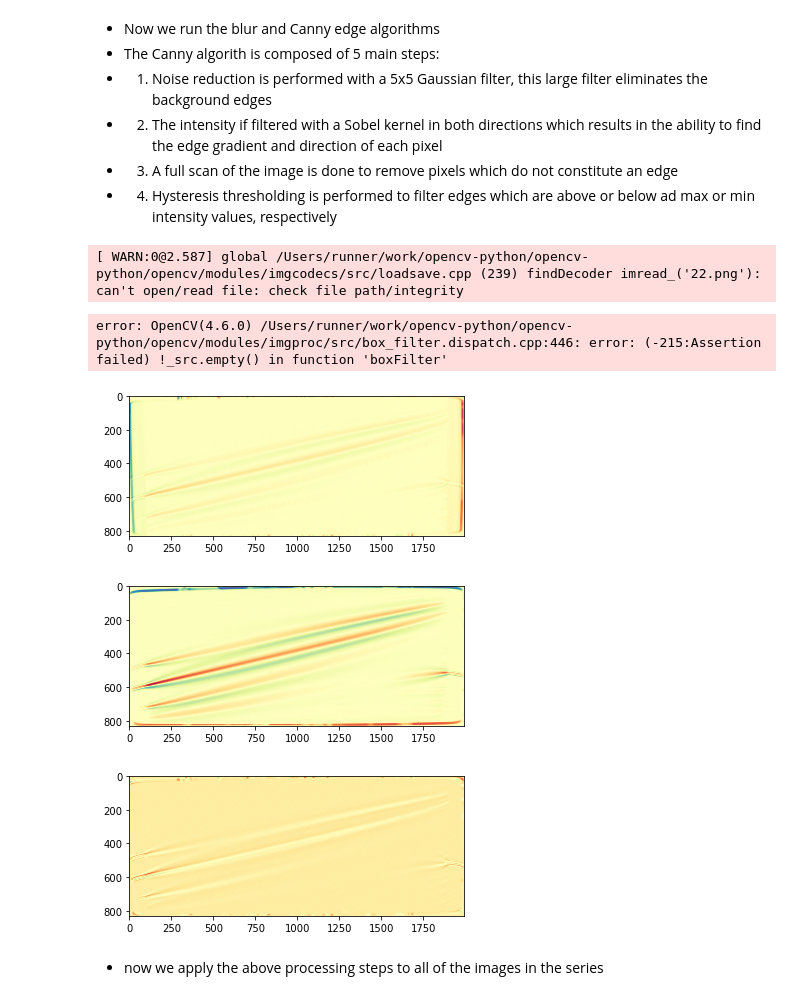
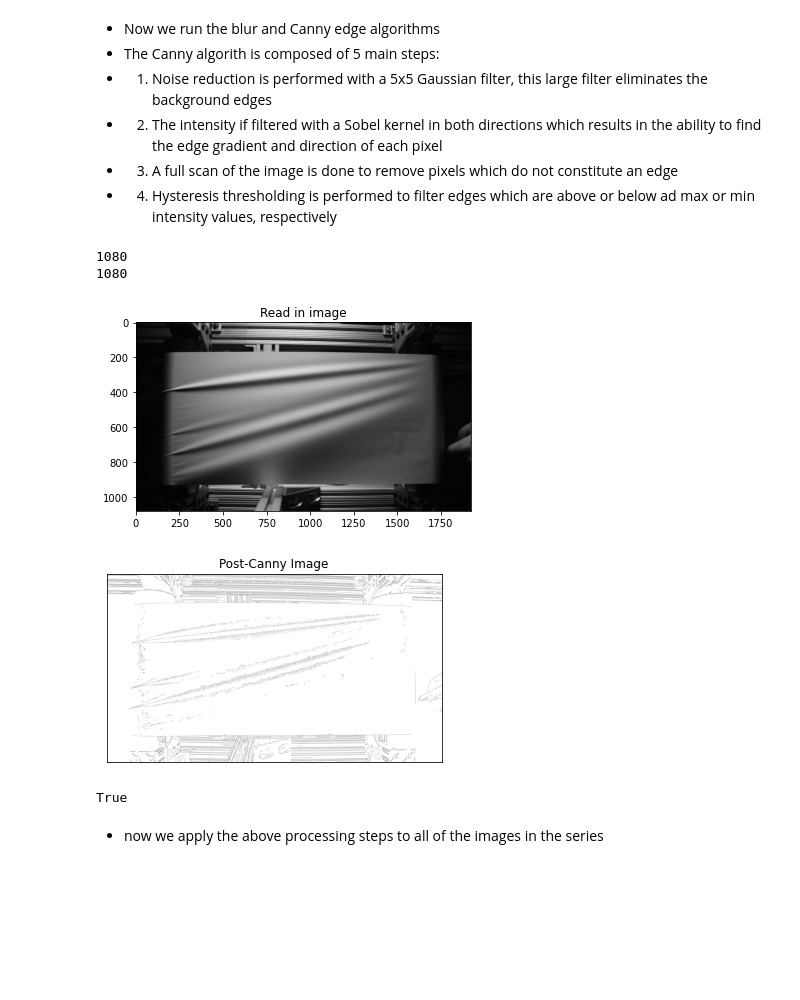
Before and after one commit to Madi-Son/Web, a Jupyter notebook: notebook.ipynb, the cells around one changed output. Drawn from its saved outputs; the diff is of its cells as text; code cells hidden in the pictures; blank space fills up the shorter version.

Commit message:
updating sobel

```diff
--- a/notebook.ipynb
+++ b/notebook.ipynb
@@ -39,0 +47,18 @@ It is important to note the width of the span in the file name!! since the rolle
+# %%
+#open the first image of the sequence and apply gaussian blur
+img = cv.imread('first vids/test1/out-050.png')
+img = cv.cvtColor(img, cv.COLOR_BGR2GRAY) #grayscale
+
+print(len(img))
+
+
+blur = cv.blur(img,(3,3))
+print(len(blur))
+
+plt.imshow(img,cmap = 'gray')
+plt.title('Read in image')
+plt.show()
+# %% [output]
+1080
+1080
+[figure, added]
@@ -40,34 +78,40 @@ It is important to note the width of the span in the file name!! since the rolle
 # %%
 #here we test the output using Canny edge detection
-img = cv.imread('22.png',0)
-blur = cv.blur(img,(15,15))
-edges = cv.Canny(blur,threshold1=50, threshold2=200) #call openCV Canny filter with inputs: (img, lower threshold, upper threshold
-plt.imshow(edges,cmap = 'gray')
+edges = cv.Canny(blur,threshold1=0, threshold2=25) #call openCV Canny filter with inputs: (img, lower threshold, upper threshold
+plt.imshow(edges,cmap = 'Greys')
 plt.title('Post-Canny Image'), plt.xticks([]), plt.yticks([])
 plt.show()
 # %% [output]
-[ WARN:0@2.587] global /Users/runner/work/opencv-python/opencv-python/opencv/modules/imgcodecs/src/loadsave.cpp (239) findDecoder imread_('22.png'): can't open/read file: check file path/integrity
-error: OpenCV(4.6.0) /Users/runner/work/opencv-python/opencv-python/opencv/modules/imgproc/src/box_filter.dispatch.cpp:446: error: (-215:Assertion failed) !_src.empty() in function 'boxFilter'
+[figure, added]
 # %%
 #here we test the output using Sobel edge detection
-sobelx = cv.Sobel(src=blur, ddepth=cv.CV_64F, dx=1, dy=0, ksize=1) # Sobel Edge Detection on the X axis
-sobely = cv.Sobel(src=blur, ddepth=cv.CV_64F, dx=0, dy=1, ksize=1) # Sobel Edge Detection on the Y axis
-sobelxy = cv.Sobel(src=blur, ddepth=cv.CV_64F, dx=1, dy=1, ksize=1)
+sobelx = cv.Sobel(src=blur, ddepth=cv.CV_64F, dx=1, dy=0, ksize=15) # Sobel Edge Detection on the X axis
+sobely = cv.Sobel(src=blur, ddepth=cv.CV_64F, dx=0, dy=1, ksize=15) # Sobel Edge Detection on the Y axis
+sobelxy = cv.Sobel(src=blur, ddepth=cv.CV_64F, dx=1, dy=1, ksize=15)
 
-plt.imshow(sobelx,cmap = 'Spectral')
-plt.show()
+sobelx2 = cv.multiply(sobelx,sobelx)
+sobely2 = cv.multiply(sobely,sobely)
+sobel_magnitude = cv.sqrt(sobelx2 + sobely2)
+sobel_magnitude = exposure.rescale_intensity(sobel_magnitude, in_range='image', out_range=(0,255)).clip(0,255).astype(np.uint8)
+
+# optionally normalize to range 0 to 255 for proper display
+sobelx_norm= exposure.rescale_intensity(sobelx, in_range='image', out_range=(0,255)).clip(0,255).astype(np.uint8)
+sobely_norm= exposure.rescale_intensity(sobelx, in_range='image', out_range=(0,255)).clip(0,255).astype(np.uint8)
+
+# save results
+cv.imwrite('sobel_magnitude.jpg', sobel_magnitude)
+
+# show results
+cv.imshow('sobel_magnitude', sobel_magnitude)
+
+#since the troughs are still a bit blurry for tracking, implement sharpening by convolving the image with a sharpening kernel
+kernel = np.array([ [-1,-1,-1],
+                    [-1, 21,-1],
+                    [-1,-1,-1]])
+sharpened = cv.filter2D(sobel_magnitude, -1, kernel) # applying the sharpening kernel to the input image & displaying it.
+cv.imwrite('Image Sharpening.jpg', sharpened)
 # %% [output]
-[figure, removed]
+True
-# %%
-plt.imshow(sobely,cmap = 'Spectral')
-plt.show()
-# %% [output]
-[figure, removed]
-# %%
-plt.imshow(sobelxy,cmap = 'Spectral')
-plt.show()
-# %% [output]
-[figure, removed]
 # %% [markdown]
 - now we apply the above processing steps to all of the images in the series
 # %%
```
Also changed, not shown: parts of 7 cells of this notebook.
